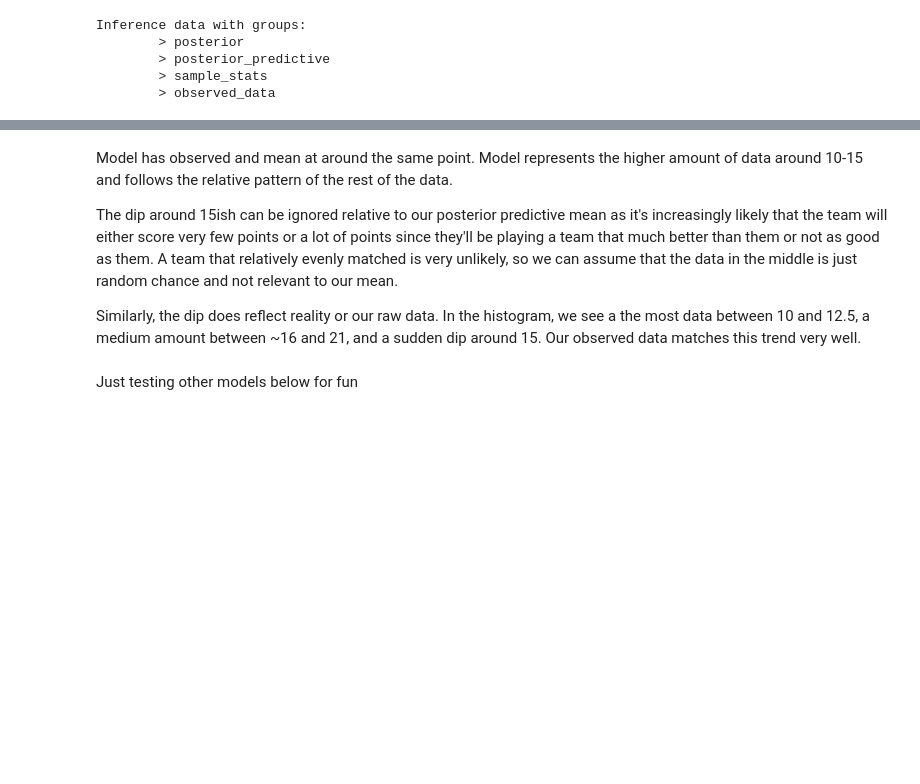
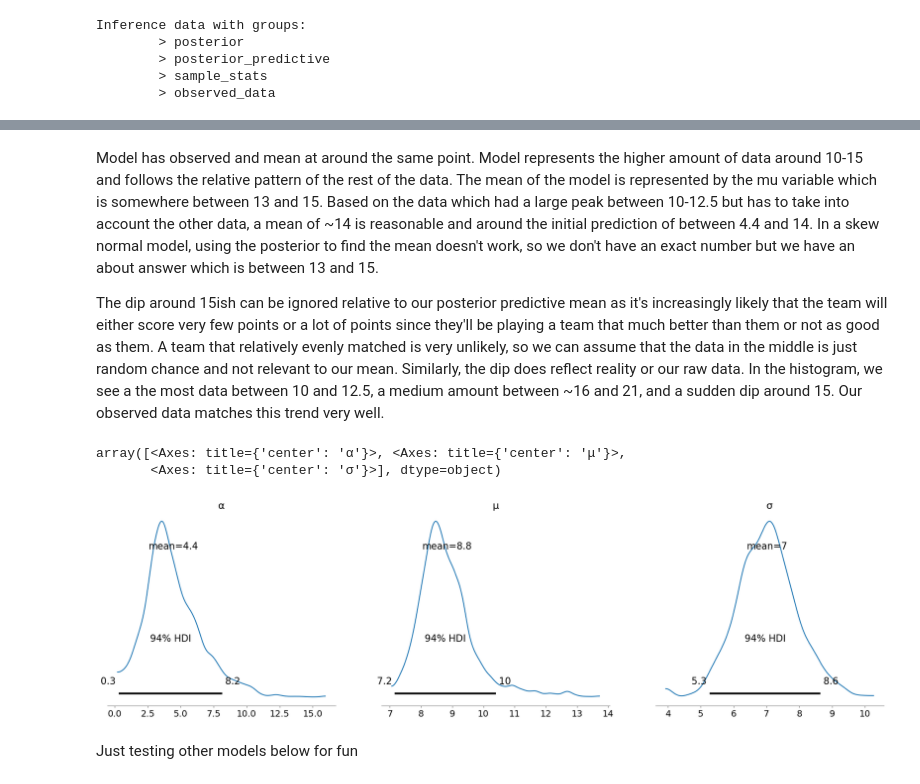
Before and after one commit to BiancaHill/Data-Science, a Jupyter notebook: BianHill_U3Proj.ipynb, the cells around one changed output, grey strips where cells are left out. Cells and saved outputs as stored; diff of their text form; code cells hidden in the pictures; blank space fills up the shorter version.

```diff
--- a/BianHill_U3Proj.ipynb
+++ b/BianHill_U3Proj.ipynb
@@ -175,9 +171,13 @@ az.plot_ppc(idata_WPPointsSN, num_pp_samples=100, figsize=(12, 4), colors=["C1",
 # %% [markdown]
-Model has observed and mean at around the same point. Model represents the higher amount of data around 10-15 and follows the relative pattern of the rest of the data.
+Model has observed and mean at around the same point. Model represents the higher amount of data around 10-15 and follows the relative pattern of the rest of the data. The mean of the model is represented by the mu variable which is somewhere between 13 and 15. Based on the data which had a large peak between 10-12.5 but has to take into account the other data, a mean of ~14 is reasonable and around the initial prediction of between 4.4 and 14. In a skew normal model, using the posterior to find the mean doesn't work, so we don't have an exact number but we have an about answer which is between 13 and 15.
 
-The dip around 15ish can be ignored relative to our posterior predictive mean as it's increasingly likely that the team will either score very few points or a lot of points since they'll be playing a team that much better than them or not as good as them. A team that relatively evenly matched is very unlikely, so we can assume that the data in the middle is just random chance and not relevant to our mean.
-
-Similarly, the dip does reflect reality or our raw data. In the histogram, we see a the most data between 10 and 12.5, a medium amount between ~16 and 21, and a sudden dip around 15. Our observed data matches this trend very well.
+The dip around 15ish can be ignored relative to our posterior predictive mean as it's increasingly likely that the team will either score very few points or a lot of points since they'll be playing a team that much better than them or not as good as them. A team that relatively evenly matched is very unlikely, so we can assume that the data in the middle is just random chance and not relevant to our mean. Similarly, the dip does reflect reality or our raw data. In the histogram, we see a the most data between 10 and 12.5, a medium amount between ~16 and 21, and a sudden dip around 15. Our observed data matches this trend very well.
+# %%
+az.plot_posterior(idata_WPPointsSN)
+# %% [output]
+array([<Axes: title={'center': 'α'}>, <Axes: title={'center': 'μ'}>,
+       <Axes: title={'center': 'σ'}>], dtype=object)
+[figure, added]
 # %% [markdown]
 Just testing other models below for fun
 # %% [markdown]
```
Also changed, not shown: parts of 9 cells of this notebook.
